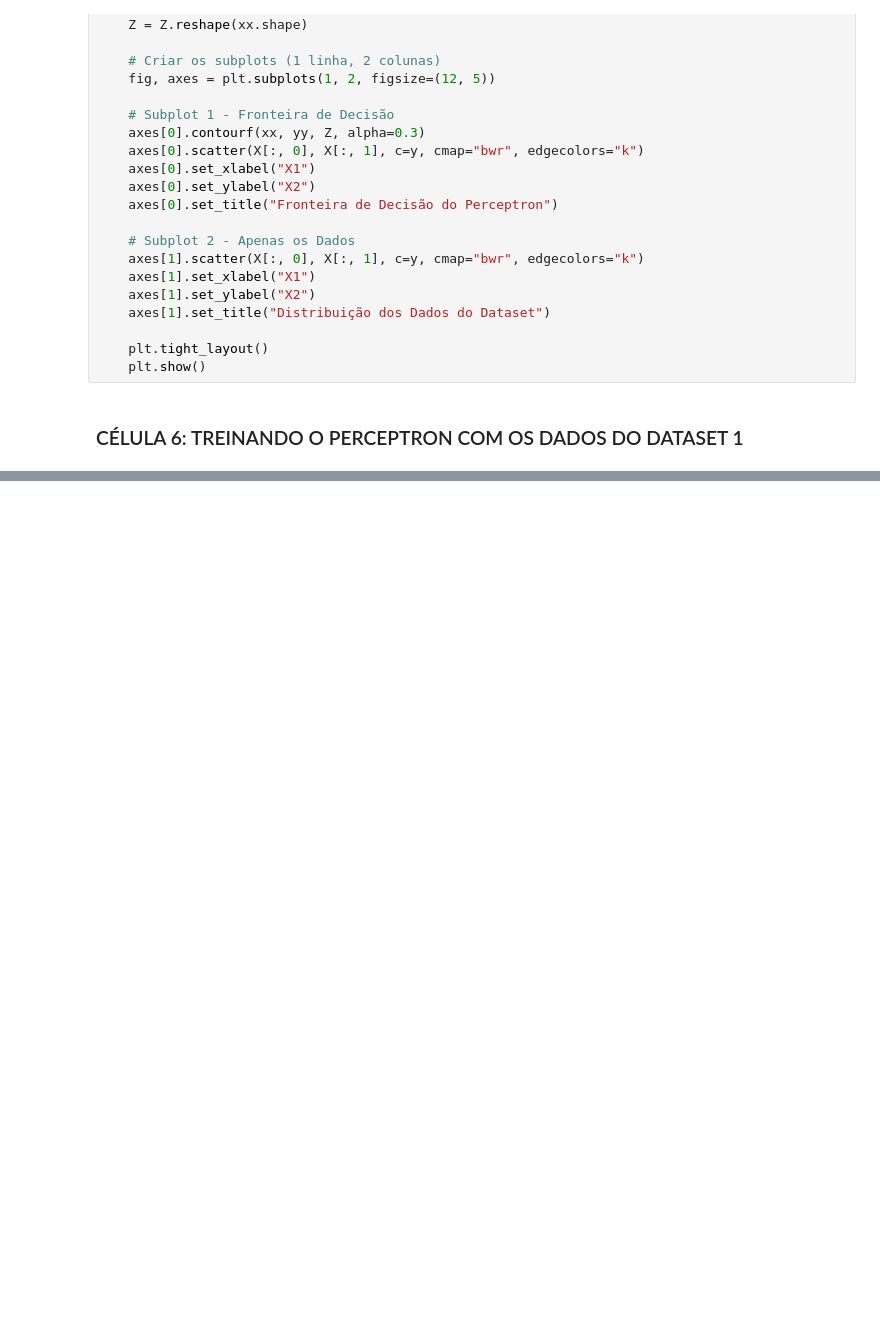
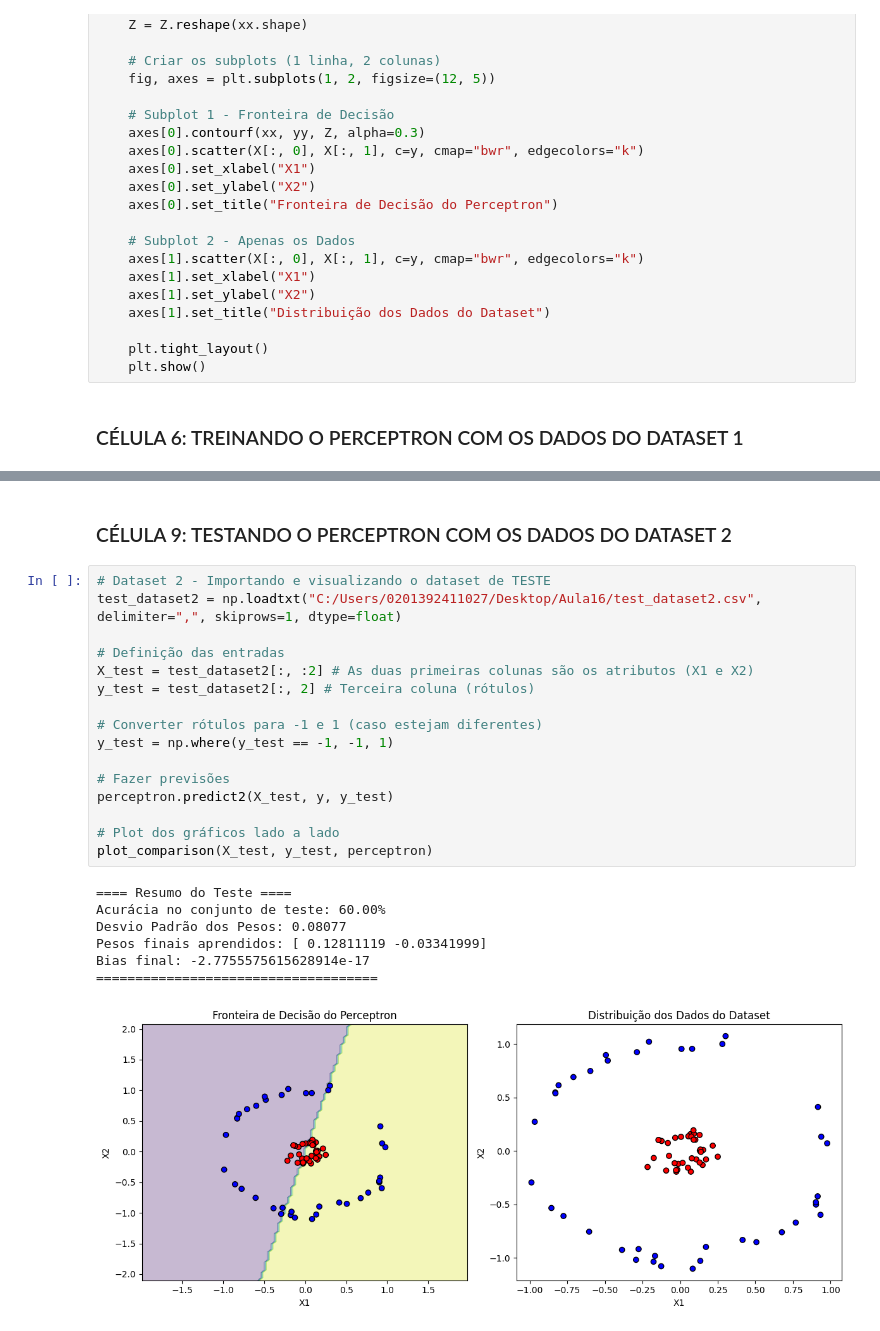
Before and after one commit to AlissaGabriel/Fatec-AprendizagemDeMaquina, a Jupyter notebook: Aula16/perceptron.ipynb, the cells around one changed output, grey strips where cells are left out. Drawn from its saved outputs; the diff is of its cells as text; blank space fills up the shorter version.

```diff
--- a/Aula16/perceptron.ipynb
+++ b/Aula16/perceptron.ipynb
@@ -231,0 +296,26 @@ Bias final: 0.30000000000000004
+# %% [markdown]
+### CÉLULA 9: TESTANDO O PERCEPTRON COM OS DADOS DO DATASET 2
+# %%
+# Dataset 2 - Importando e visualizando o dataset de TESTE
+test_dataset2 = np.loadtxt("C:/Users/0201392411027/Desktop/Aula16/test_dataset2.csv", delimiter=",", skiprows=1, dtype=float)
+
+# Definição das entradas
+X_test = test_dataset2[:, :2] # As duas primeiras colunas são os atributos (X1 e X2)
+y_test = test_dataset2[:, 2] # Terceira coluna (rótulos)
+
+# Converter rótulos para -1 e 1 (caso estejam diferentes)
+y_test = np.where(y_test == -1, -1, 1)
+
+# Fazer previsões
+perceptron.predict2(X_test, y, y_test)
+
+# Plot dos gráficos lado a lado
+plot_comparison(X_test, y_test, perceptron)
+# %% [output]
+==== Resumo do Teste ====
+Acurácia no conjunto de teste: 60.00%
+Desvio Padrão dos Pesos: 0.08077
+Pesos finais aprendidos: [ 0.12811119 -0.03341999]
+Bias final: -2.7755575615628914e-17
+====================================
+[figure, added]
```
Also changed, not shown: parts of 9 cells of this notebook, 2 other files.
